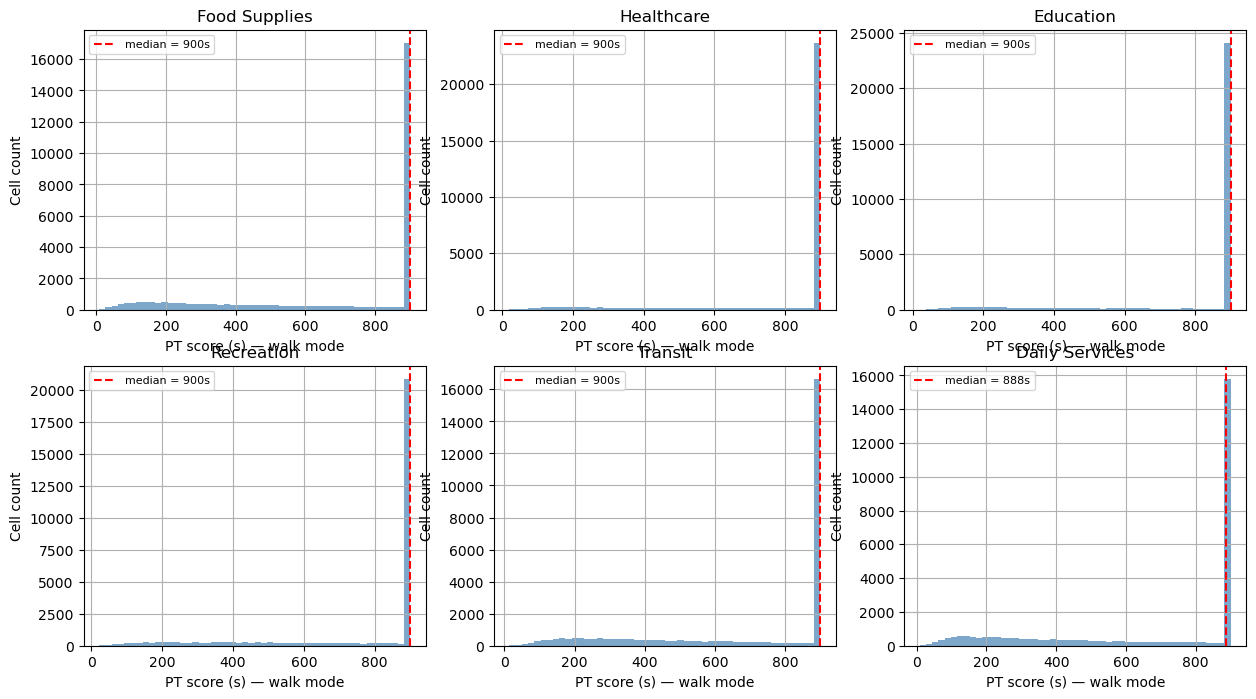
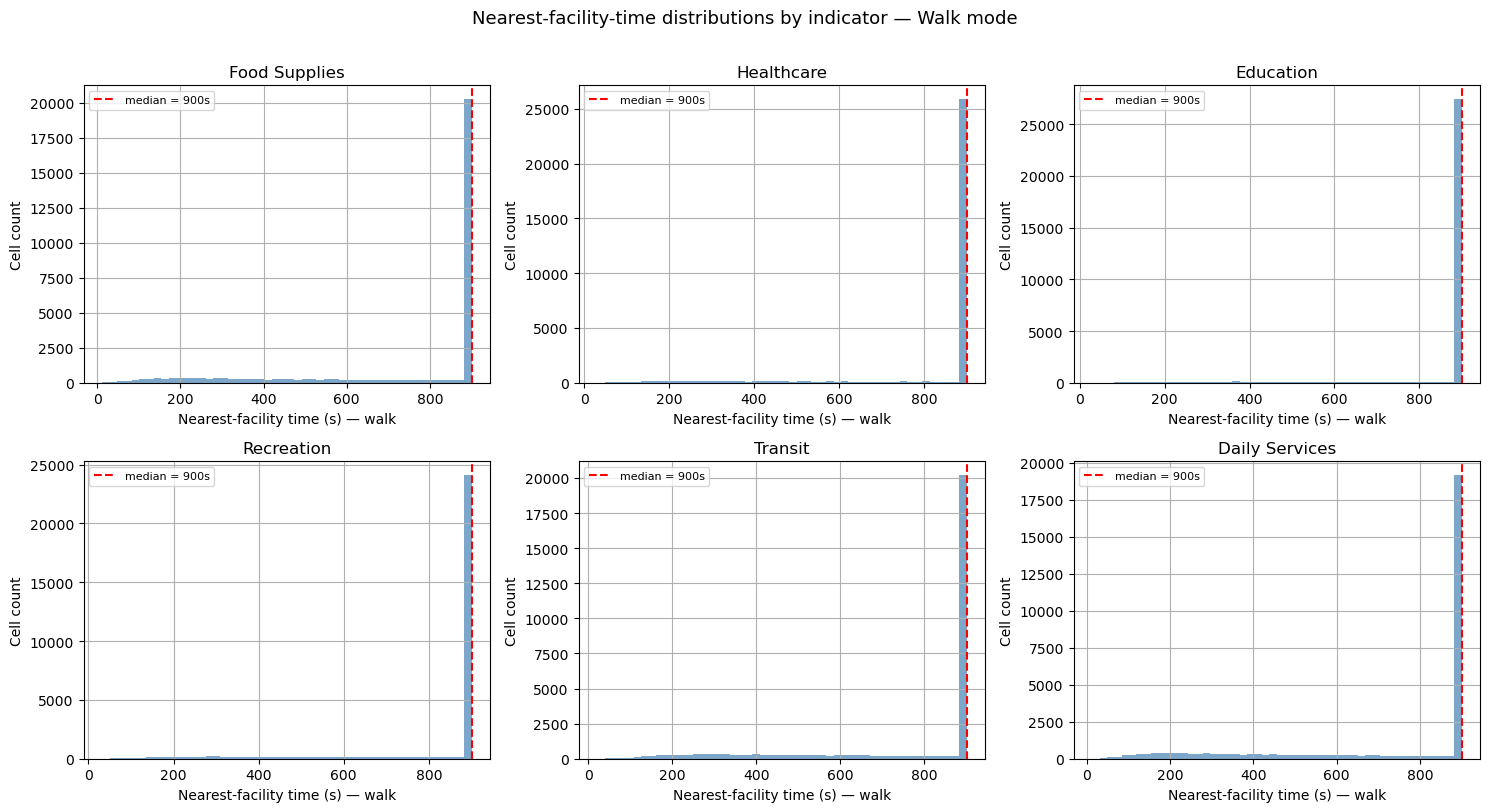
The change to this notebook cell's code, shown as a diff; its figure went from the first image to the second:
--- before
+++ after
@@ -4,5 +4,8 @@
 walk_acc = accessibility[accessibility['mode'] == 'walk']
 
-for i, ind in enumerate(INDICATORS):
+# Histograms for the 6 baseline indicators only (employment is Track-C / transit-mode,
+# not a walk-baseline indicator — and there are exactly 6 subplots).
+BASELINE_INDS = INDICATORS[:6]
+for i, ind in enumerate(BASELINE_INDS):
     pt_col = f'pt_{ind}'
     ax = axes[i]
@@ -13,15 +16,16 @@
                label=f'median = {median_val:.0f}s')
     ax.set_title(ind.replace('_', ' ').title())
-    ax.set_xlabel('PT score (s) — walk mode')
+    ax.set_xlabel('Nearest-facility time (s) — walk')
     ax.set_ylabel('Cell count')
     ax.legend(fontsize=8)
 
-plt.suptitle('Proximity Time distributions by indicator — Walk mode', y=1.01, fontsize=13)
+plt.suptitle('Nearest-facility-time distributions by indicator — Walk mode', y=1.01, fontsize=13)
 plt.tight_layout()
 plt.savefig(CACHE_DIR / 'pt_distributions.png', dpi=120)
 plt.show()
 
-# F15 per indicator per mode (fraction of cells ≤ 900s)
-print('F15 by indicator and mode (fraction of cells with full 15-min access):')
+# F15 per indicator per mode = fraction of cells reaching ≥1 POI within 15 min
+# (this is the cumulative-opportunities reachability; n>0 ⇔ pt<900).
+print('F15 by indicator and mode (fraction of cells reaching ≥1 POI within 15 min):')
 print(f'  {"indicator":22s}', '  '.join(f'{m:8s}' for m in MODE_SPEEDS))
 for ind in INDICATORS:
@@ -29,5 +33,5 @@
     for mode in MODE_SPEEDS:
         subset = accessibility[accessibility['mode'] == mode]
-        f15 = (subset[f'pt_{ind}'] < THRESHOLD_SEC).mean()
+        f15 = (subset[f'n_{ind}'] > 0).mean()
         row_str += f'  {f15:7.1%} '
     print(row_str)

Commit: refactor(methodology): rebase scoring on Mouratidis (2026) cumulative opportunities